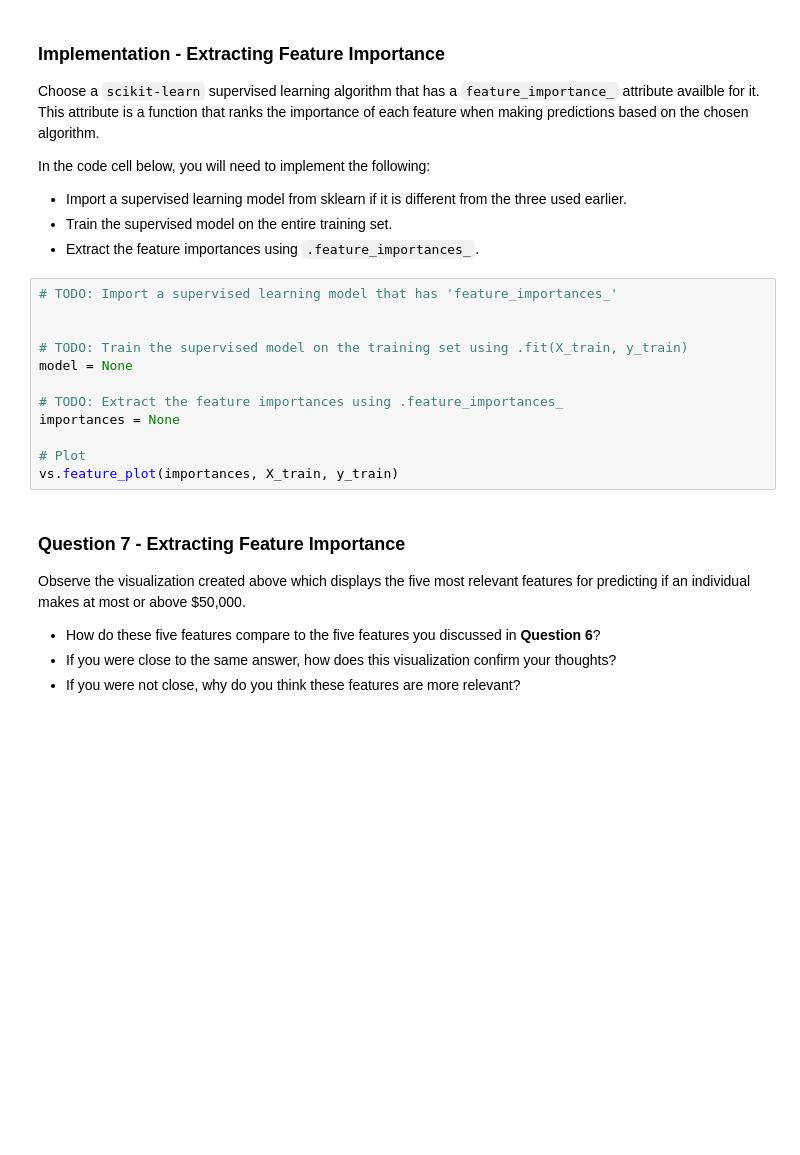
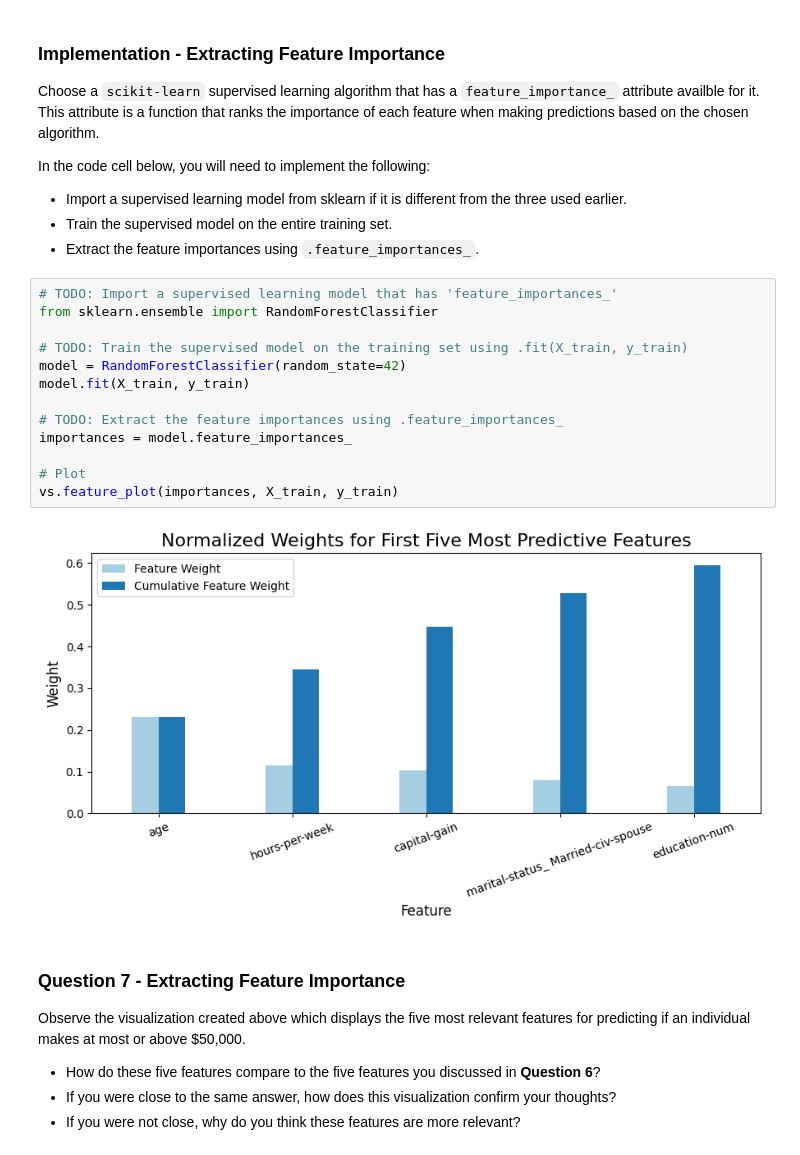
Before and after one commit to AlaaAbdelrahim5/Finding_Donors, a Jupyter notebook: finding_donors.ipynb, the cells around one changed output. Saved outputs shown, nothing was run; the diff lists cells and outputs as text; blank space fills up the shorter version.

```diff
--- a/finding_donors.ipynb
+++ b/finding_donors.ipynb
@@ -543,16 +573,19 @@ In the code cell below, you will need to implement the following:
  - Extract the feature importances using `.feature_importances_`.
 # %%
 # TODO: Import a supervised learning model that has 'feature_importances_'
-
+from sklearn.ensemble import RandomForestClassifier
 
 # TODO: Train the supervised model on the training set using .fit(X_train, y_train)
-model = None
+model = RandomForestClassifier(random_state=42)
+model.fit(X_train, y_train)
 
 # TODO: Extract the feature importances using .feature_importances_
-importances = None
+importances = model.feature_importances_
 
 # Plot
 vs.feature_plot(importances, X_train, y_train)
+# %% [output]
+[figure, added]
 # %% [markdown]
 ### Question 7 - Extracting Feature Importance
 
```
Also changed, not shown: parts of 13 cells of this notebook.
